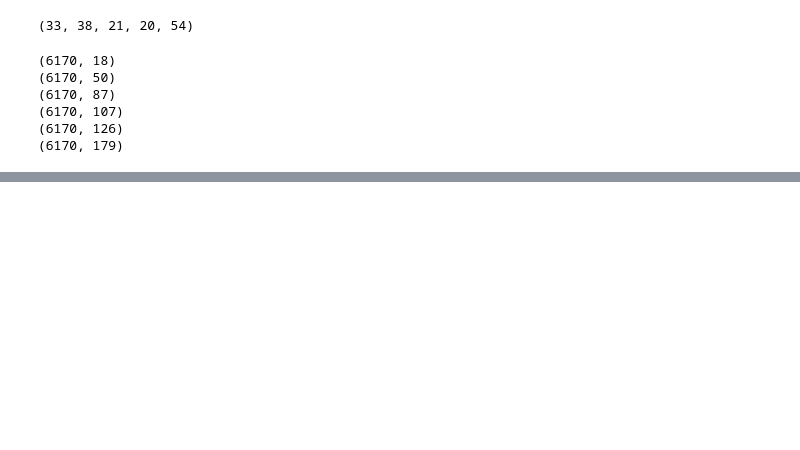
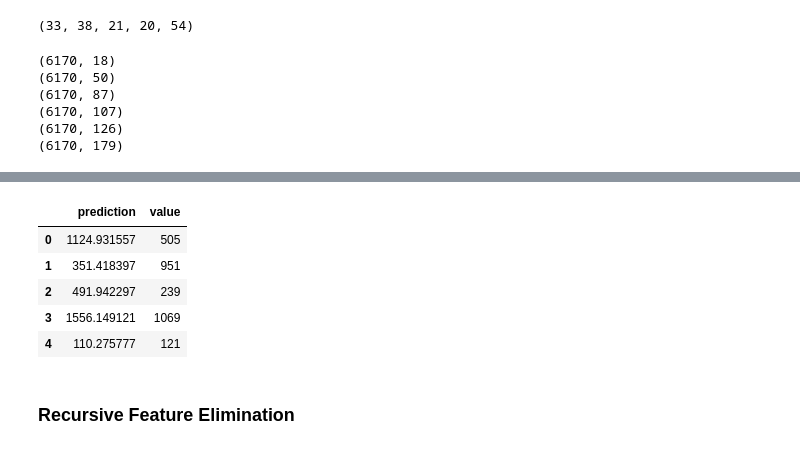
Before and after one commit to diegoias12/Steam-store-games, a Jupyter notebook: Steam store games.ipynb, the cells around one changed output, grey strips where cells are left out. Cells and saved outputs as stored; diff of their text form; code cells hidden in the pictures; blank space fills up the shorter version.

```diff
--- a/Steam store games.ipynb
+++ b/Steam store games.ipynb
@@ -145,4 +156,16 @@ df_steam.describe(percentiles=[.05, .25, .5, .75, .95])
 # %%
-X = df_steam.copy()
-y = X.pop('average_playtime'); X.drop('median_playtime', axis=1, inplace=True)
-# y = X.pop('median_playtime'); X.drop('average_playtime', axis=1, inplace=True)
+def get_train_test(scaler = 'StandardScaler'):
+    X = df_steam.copy()
+    name = X.pop('name')
+    y = X.pop('average_playtime'); X.drop('median_playtime', axis=1, inplace=True)
+    # y = X.pop('median_playtime'); X.drop('average_playtime', axis=1, inplace=True)
+
+    Xt, Xv, yt, yv = train_test_split(X, y, random_state = 12)
+    if scaler == 'StandardScaler':
+        scaler = StandardScaler()
+    elif scaler == 'MinMaxScaler':
+        scaler = MinMaxScaler()
+    Xt = pd.DataFrame(scaler.fit_transform(Xt, yt), columns=Xt.columns)
+    Xv = pd.DataFrame(scaler.transform(Xv), columns=Xv.columns)
+
+    return Xt, Xv, yt, yv
@@ -148,0 +222,25 @@ y = X.pop('average_playtime'); X.drop('median_playtime', axis=1, inplace=True)
+# %%
+Xt, Xv, yt, yv =  get_train_test('MinMaxScaler')
+
+X_ = Xt.copy()
+y_ = yt.copy()
+k = 15
+# selector = SelectKBest(chi2, k=k).fit(X_, y_)
+selector = SelectKBest(mutual_info_regression, k=k).fit(X_, y_)
+cols = selector.get_support(indices=True)
+best_features = X_.columns[cols]
+# kbest = pd.Series(selector.scores_, index=X_.columns).sort_values(ascending=False)[:k]
+# kbest.plot(kind="bar")
+
+Xt = Xt[best_features]
+Xv = Xv[best_features]
+print(k)
+print(best_features)
+
+# poly_fea = PolynomialFeatures(degree=1)
+# Xt = poly_fea.fit_transform(Xt, yt)
+# Xv = poly_fea.transform(Xv)
+
+lin_reg = LinearRegression().fit(Xt, yt)
+
+np.sqrt(mean_squared_error(lin_reg.predict(Xt), yt)), np.sqrt(mean_squared_error(lin_reg.predict(Xv), yv))
@@ -148,0 +255,11 @@ y = X.pop('average_playtime'); X.drop('median_playtime', axis=1, inplace=True)
+# %%
+pd.DataFrame({'prediction': lin_reg.predict(Xv[:5]), 'value': yv[:5].values})
+# %% [output]
+|  | prediction | value |
+| 0 | 1124.931557 | 505 |
+| 1 | 351.418397 | 951 |
+| 2 | 491.942297 | 239 |
+| 3 | 1556.149121 | 1069 |
+| 4 | 110.275777 | 121 |
+# %% [markdown]
+### Recursive Feature Elimination
```
Also changed, not shown: parts of 19 cells of this notebook.
